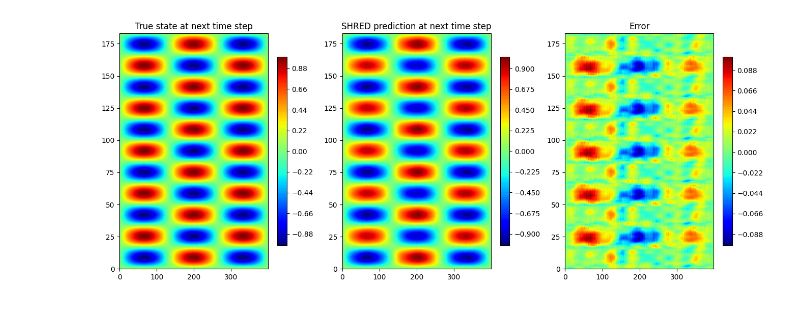
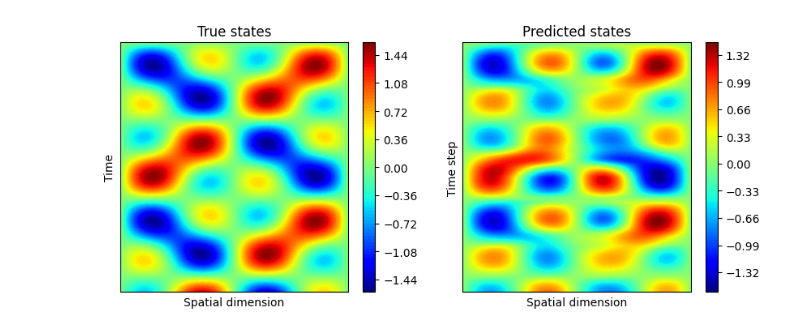
Before and after one commit to Paruuv/Master, a Jupyter notebook: wave_equation.ipynb, the cells around one changed output. Saved outputs shown, nothing was run; the diff lists cells and outputs as text; code cells hidden in the pictures.

```diff
--- a/wave_equation.ipynb
+++ b/wave_equation.ipynb
@@ -476,23 +158,27 @@ np.save('Wave_data/data_1_test.npy',data_save1)
-# %%
-data_verify = np.load('Wave_data/data_1_test.npy',allow_pickle=True).item()
-
-data_verify['X'] = torch.tensor(data_verify['X'],dtype = torch.float32,device = device)
-data_verify['y'] = torch.tensor(data_verify['y'],dtype = torch.float32,device = device)
-
-test_latent_from_sensors = engine.model._seq_model_outputs(data_verify['X'], sindy=False)
-
-test_reconstruction = engine.model.decoder(test_latent_from_sensors)
-
-fig, ax = plt.subplots(1,3,figsize = (16,6))
-cf1 = ax[0].contourf(data_verify['y'].cpu().numpy(), 100,cmap = 'jet')
-plt.colorbar(cf1, ax=ax[0],shrink=0.8)
-ax[0].set_title('True state at next time step')
-cf2 = ax[1].contourf(test_reconstruction.detach().cpu().numpy(),100,cmap = 'jet')
-plt.colorbar(cf2, ax=ax[1],shrink=0.8)
-ax[1].set_title('SHRED prediction at next time step')
-cf3 = ax[2].contourf(data_verify['y'].cpu().numpy()-test_reconstruction.detach().cpu().numpy(),100,cmap = 'jet')
-plt.colorbar(cf3, ax=ax[2],shrink=0.8)
-ax[2].set_title('Error')
-plt.show()
-# %% [output]
-[figure, removed]
+# %%
+new_data = np.load('Wave_data/data_1_for_test.npy',allow_pickle=True).item()
+new_data['X'] = torch.tensor(new_data['X'],dtype = torch.float32,device = device)
+new_data['y'] = torch.tensor(new_data['y'],dtype = torch.float32,device = device)
+
+data_all_for_test = utilz.SHREDdata(new_data)
+
+latents_for_test = pc_shred._seq_model_outputs(new_data['X'])
+pred_for_test = pc_shred.decoder(latents_for_test)
+
+fig,ax = plt.subplots(1,2,figsize = (10,4))
+cf1 = ax[0].contourf(new_data['y'].detach().cpu(),100,cmap = 'jet')
+cf2 = ax[1].contourf(pred_for_test.detach().cpu(),100,cmap = 'jet')
+ax[0].set_title('True states')
+ax[1].set_title('Predicted states')
+colorbar1 = fig.colorbar(cf1, ax=ax[0])
+colorbar2 = fig.colorbar(cf2, ax=ax[1])
+ax[0].set_ylabel('Time')
+ax[0].set_xlabel('Spatial dimension')
+ax[1].set_ylabel('Time step')
+ax[1].set_xlabel('Spatial dimension')
+#remove ticks from plots
+ax[0].tick_params(left=False, bottom=False, labelleft=False, labelbottom=False)
+ax[1].tick_params(left=False, bottom=False, labelleft=False, labelbottom=False)
+plt.show()
+# %% [output]
+[figure, added]
```
Also changed, not shown: parts of 15 cells of this notebook, 2 other files.
